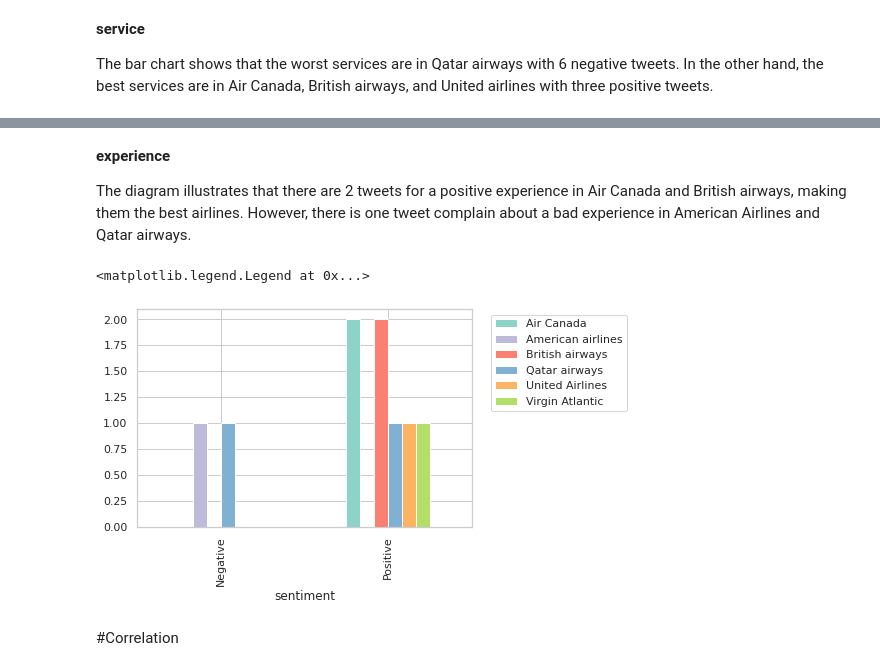
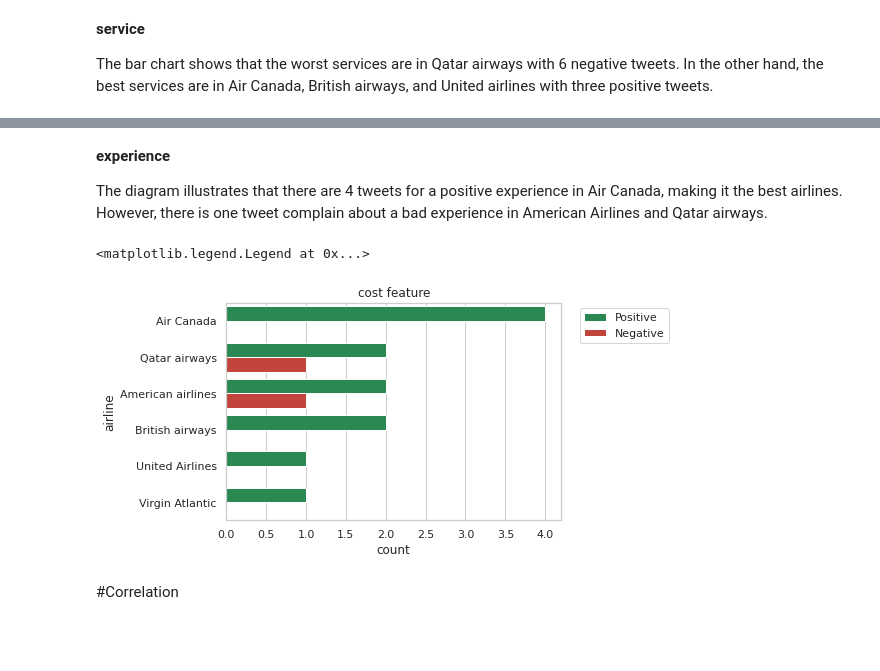
Before and after one commit to buthaina279/DS_Capstone_NLP, a Jupyter notebook: EDA.ipynb, the cells around one changed output, grey strips where cells are left out. Drawn from its saved outputs; the diff is of its cells as text; code cells hidden in the pictures; blank space fills up the shorter version.

```diff
--- a/EDA.ipynb
+++ b/EDA.ipynb
@@ -352,0 +334,6 @@ The bar chart demonstrates that United Airlines is the highest airline in cancel
+# %%
+cancel_results = getfeatures("cancel", ['canceled', 'cancellation'])
+sns.set_theme(style="whitegrid")
+ax = sns.countplot(y="airline",data=cancel_results, hue= 'sentiment',palette= color_list, order = cancel_results['airline'].value_counts().index)
+plt.title('cancel feature')
+plt.legend(bbox_to_anchor=(1.04,1), loc="upper left")
@@ -371,0 +352,7 @@ plt.legend(bbox_to_anchor=(1.04,1), loc="upper left")
+# %%
+#pos green neg red and put % and sort pos and title airline change y
+staff_results = getfeatures("staff", ['staff', 'crew'])
+sns.set_theme(style="whitegrid")
+ax = sns.countplot(y="airline",data=staff_results, hue= 'sentiment',palette= color_list, order = staff_results['airline'].value_counts().index)
+plt.title('staff feature')
+plt.legend(bbox_to_anchor=(1.04,1), loc="upper left")
@@ -376,6 +366,9 @@ The diagram illustrates that Air Canada has the best prices among other airlines
 # %%
+#change x to airlines
 cost_results = getfeatures("cost", ['price', 'money', 'cheap', 'expensive', 'cost'])
-cost_results.plot(kind='bar', color = color_list)
+sns.set_theme(style="whitegrid")
+ax = sns.countplot(y="airline",data=cost_results, hue= 'sentiment',palette= ['#d73027', '#1a9850'], order = cost_results['airline'].value_counts().index)
+plt.title('cost feature')
 plt.legend(bbox_to_anchor=(1.04,1), loc="upper left")
 # %% [output]
 <matplotlib.legend.Legend at 0x...>
@@ -393,0 +380,7 @@ plt.legend(bbox_to_anchor=(1.04,1), loc="upper left")
+# %%
+#colorts read and green and sort and switch and sepate pos and neg
+service_results = getfeatures("service", ['service', 'cabin crew', 'friendly' , 'customer srvice'])
+sns.set_theme(style="whitegrid")
+ax = sns.countplot(y="airline",data=service_results, hue= 'sentiment',palette= color_list, order = service_results['airline'].value_counts().index)
+plt.title('cost feature')
+plt.legend(bbox_to_anchor=(1.04,1), loc="upper left")
@@ -394,14 +390,16 @@ plt.legend(bbox_to_anchor=(1.04,1), loc="upper left")
 # %% [markdown]
 **experience**
 
-The diagram illustrates that there are 2 tweets for a positive experience in Air Canada and British airways, making them the best airlines. However, there is one tweet complain about a bad experience in American Airlines and Qatar airways.
+The diagram illustrates that there are 4 tweets for a positive experience in Air Canada, making it the best airlines. However, there is one tweet complain about a bad experience in American Airlines and Qatar airways.
 # %%
 experience_results = getfeatures("experience", ['experience'])
-experience_results.plot(kind='bar', color = color_list)
+sns.set_theme(style="whitegrid")
+ax = sns.countplot(y="airline",data=experience_results, hue= 'sentiment',palette= color_list, order = experience_results['airline'].value_counts().index)
+plt.title('cost feature')
 plt.legend(bbox_to_anchor=(1.04,1), loc="upper left")
 # %% [output]
 <matplotlib.legend.Legend at 0x...>
-[figure, old version]
+[figure, new version]
 # %% [markdown]
 #Correlation
 # %%
```
Also changed, not shown: parts of 32 cells of this notebook.
